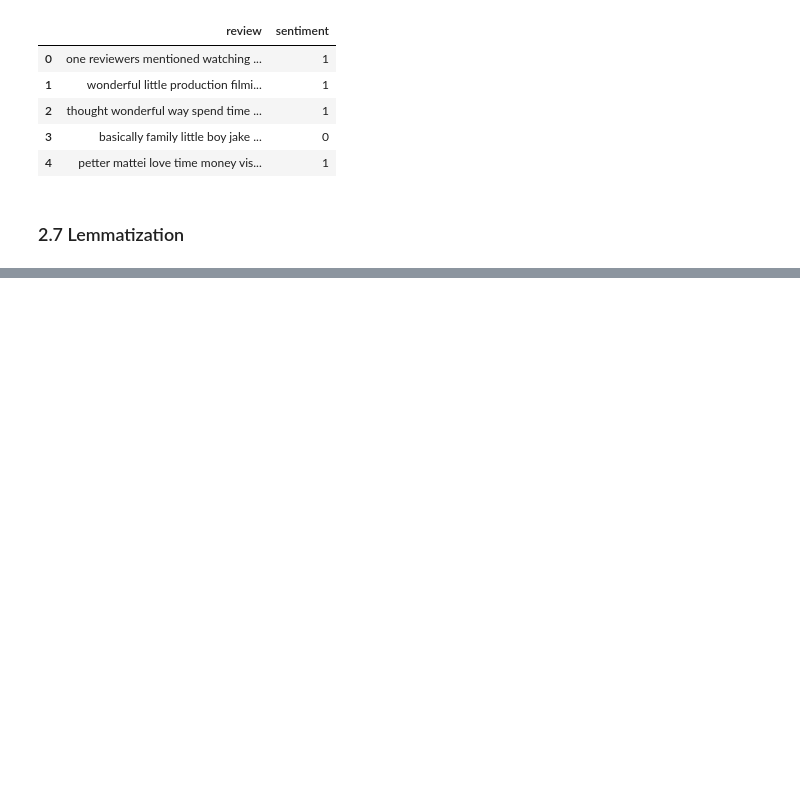
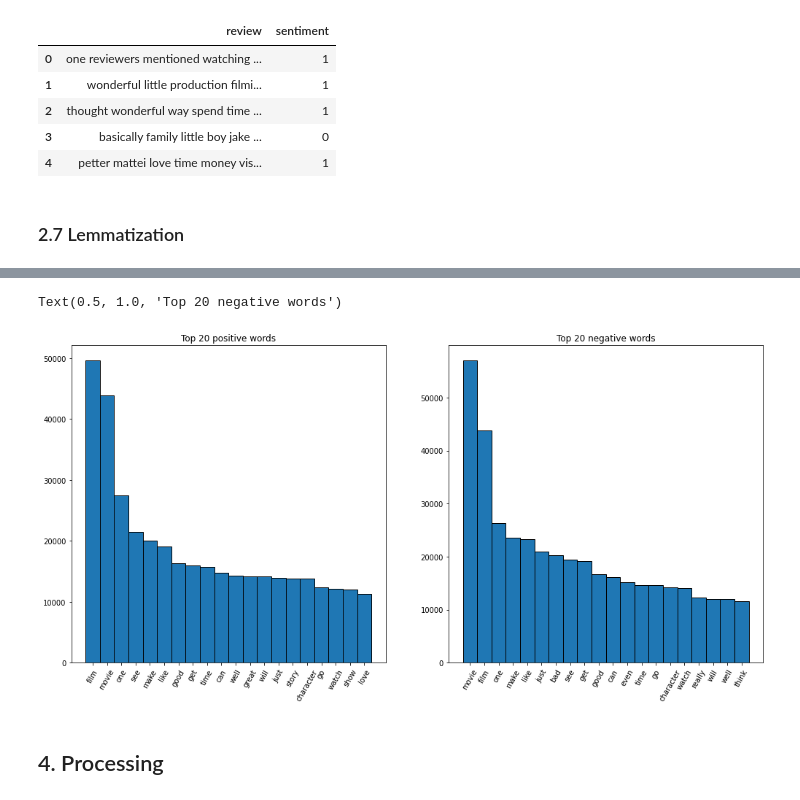
Before and after one commit to m-dziuba/NLP_imdb, a Jupyter notebook: nlp_imdb.ipynb, the cells around one changed output, grey strips where cells are left out. Drawn from its saved outputs; the diff is of its cells as text; code cells hidden in the pictures; blank space fills up the shorter version.

```diff
--- a/nlp_imdb.ipynb
+++ b/nlp_imdb.ipynb
@@ -203,18 +204,8 @@ def lemmatize(text):
     for token, tag in pos_tag(tokens):
         lemmatized_token = lemmatizer.lemmatize(token, tag_map[tag[0]])
         lemmatized_tokens.append(lemmatized_token)
-    print("Finished")
     return ' '.join(lemmatized_tokens)
 
-
-def parallel_lemmatize(data_frame=None):
-    comm = MPI.COMM_WORLD
-    size = comm.Get_size()
-    rank = comm.Get_rank()
-    print(size, rank)
-    # chunk = len(data_frame) //
-
-parallel_lemmatize()
-
-# df.head()
+df["review"] = df["review"].apply(lambda x: lemmatize(x))
+df.head()
 # %% [output]
@@ -242,0 +239,25 @@ all_reviews = positive_reviews + negative_reviews
+# %%
+negative_words_counter = Counter(negative_reviews.split()).most_common()
+neg_labels, neg_counts = zip(*negative_words_counter)
+
+
+positive_words_counter = Counter(positive_reviews.split()).most_common()
+pos_labels, pos_counts = zip(*positive_words_counter)
+limit = 20
+width = 1
+indexes = np.arange(limit)
+
+_, ax = plt.subplots(1, 2, figsize=(17,8))
+# positive
+ax[0].bar(indexes, pos_counts[:limit], width, align="edge", edgecolor="black")
+ax[0].set_xticks(indexes + width * 0.5, pos_labels[:limit], rotation=60)
+ax[0].set_title("Top 20 positive words")
+# negative
+ax[1].bar(indexes, neg_counts[:limit], width, align="edge", edgecolor="black")
+ax[1].set_xticks(indexes + width * 0.5, neg_labels[:limit], rotation=60)
+ax[1].set_title("Top 20 negative words")
+# %% [output]
+Text(0.5, 1.0, 'Top 20 negative words')
+[figure, added]
+# %% [markdown]
+## 4. Processing
```
Also changed, not shown: parts of 12 cells of this notebook.
